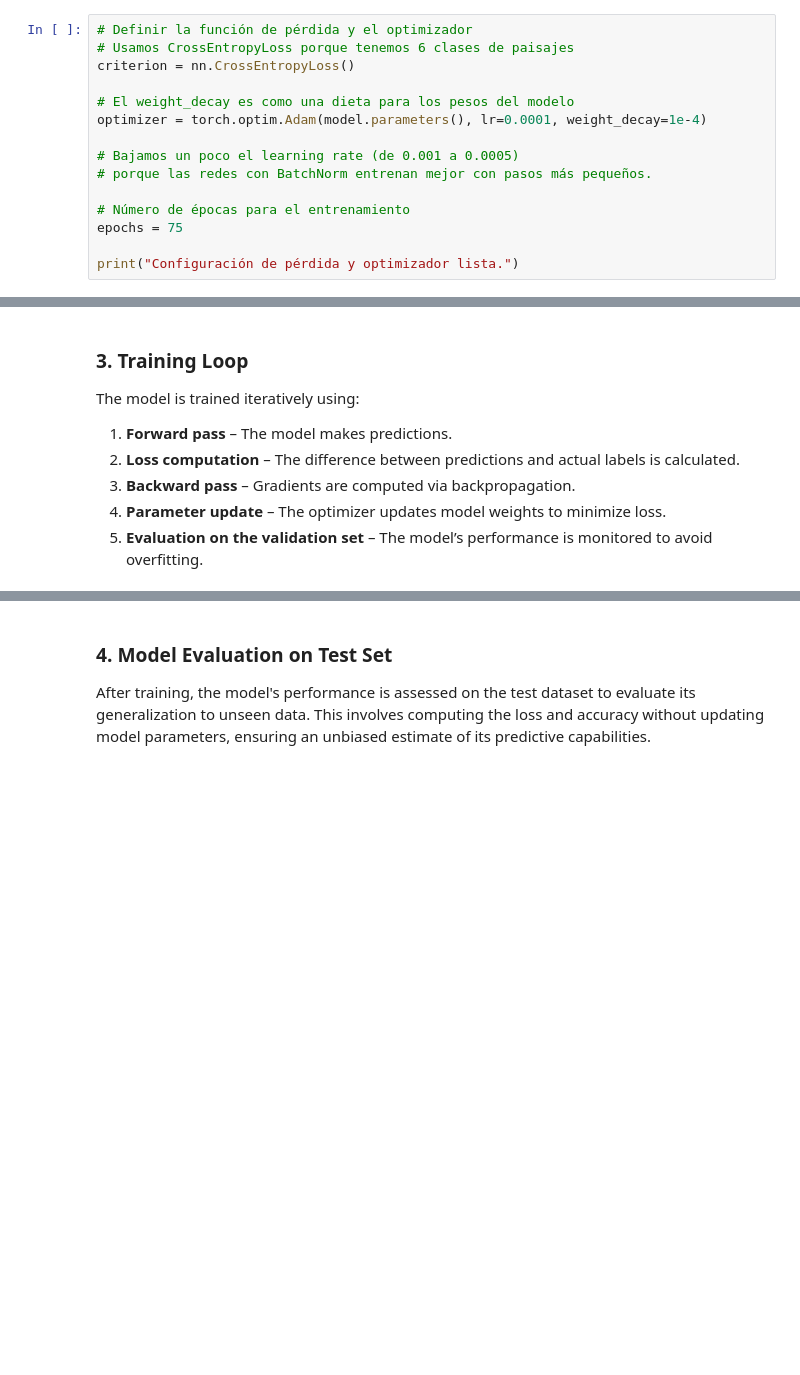
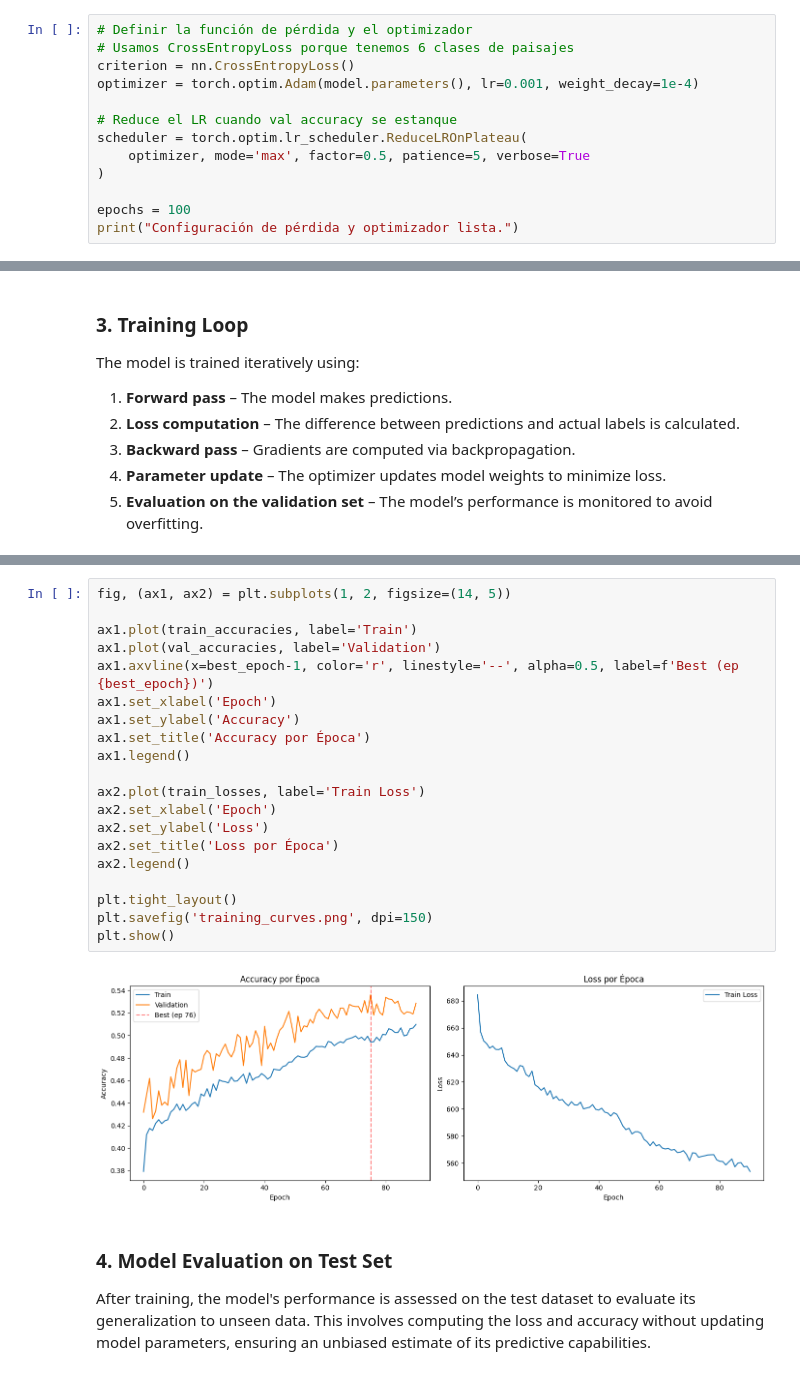
Before and after one commit to JuanmaFl/DL-Competition01, a Jupyter notebook: dl-competition01.ipynb, the cells around one changed output, grey strips where cells are left out. Cells and saved outputs as stored; diff of their text form; blank space fills up the shorter version.

```diff
--- a/dl-competition01.ipynb
+++ b/dl-competition01.ipynb
@@ -361,16 +346,14 @@ Modelo listo para el entrenamiento.
 # Definir la función de pérdida y el optimizador
 # Usamos CrossEntropyLoss porque tenemos 6 clases de paisajes
 criterion = nn.CrossEntropyLoss()
+optimizer = torch.optim.Adam(model.parameters(), lr=0.001, weight_decay=1e-4)
 
-# El weight_decay es como una dieta para los pesos del modelo
-optimizer = torch.optim.Adam(model.parameters(), lr=0.0001, weight_decay=1e-4)
+# Reduce el LR cuando val accuracy se estanque
+scheduler = torch.optim.lr_scheduler.ReduceLROnPlateau(
+    optimizer, mode='max', factor=0.5, patience=5, verbose=True
+)
 
-# Bajamos un poco el learning rate (de 0.001 a 0.0005)
-# porque las redes con BatchNorm entrenan mejor con pasos más pequeños.
-
-# Número de épocas para el entrenamiento
-epochs = 75
-
+epochs = 100
 print("Configuración de pérdida y optimizador lista.")
 # %% [output]
 Configuración de pérdida y optimizador lista.
@@ -455,3 +465,25 @@ Train Accuracy: 0.5159 | Val Accuracy: 0.5500
+# %%
+fig, (ax1, ax2) = plt.subplots(1, 2, figsize=(14, 5))
+
+ax1.plot(train_accuracies, label='Train')
+ax1.plot(val_accuracies, label='Validation')
+ax1.axvline(x=best_epoch-1, color='r', linestyle='--', alpha=0.5, label=f'Best (ep {best_epoch})')
+ax1.set_xlabel('Epoch')
+ax1.set_ylabel('Accuracy')
+ax1.set_title('Accuracy por Época')
+ax1.legend()
+
+ax2.plot(train_losses, label='Train Loss')
+ax2.set_xlabel('Epoch')
+ax2.set_ylabel('Loss')
+ax2.set_title('Loss por Época')
+ax2.legend()
+
+plt.tight_layout()
+plt.savefig('training_curves.png', dpi=150)
+plt.show()
+# %% [output]
+[figure, added]
 # %% [markdown]
 ### **4. Model Evaluation on Test Set**
 
```
Also changed, not shown: parts of 11 cells of this notebook, 2 other files.
